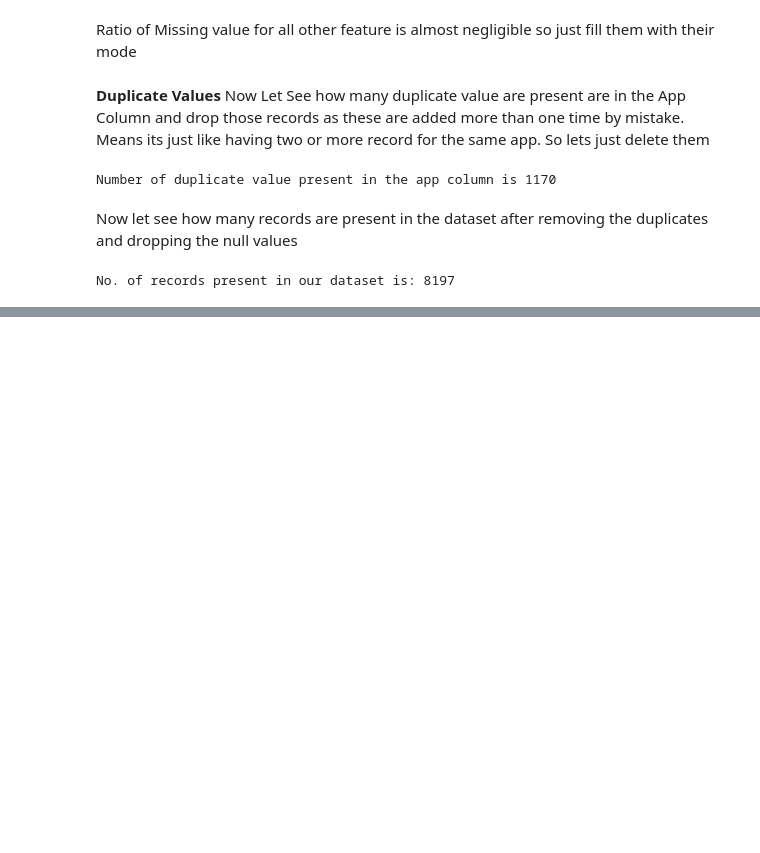
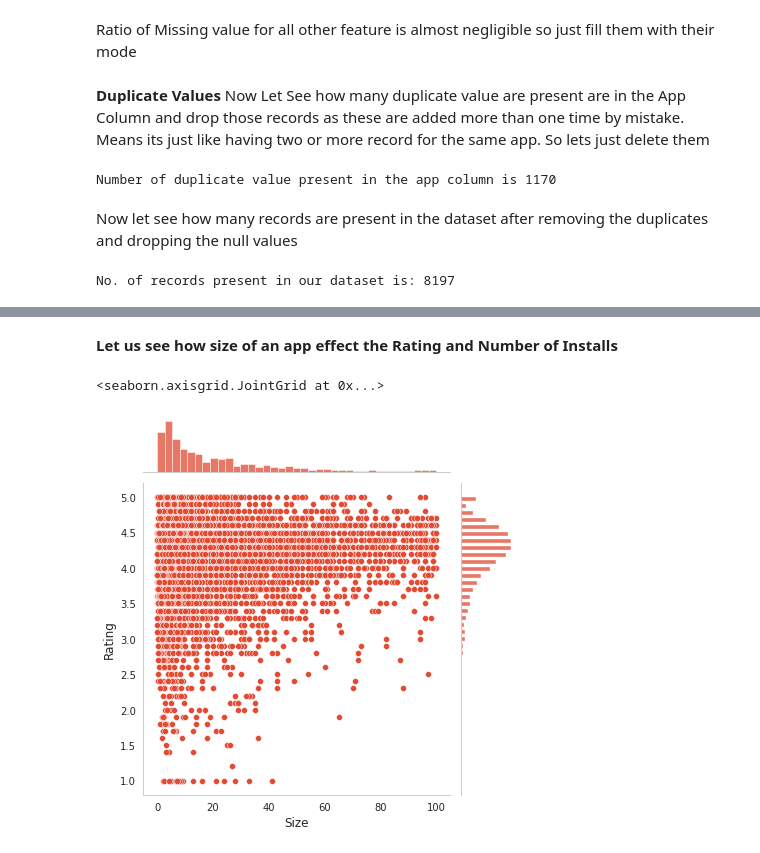
Before and after one commit to sudeep-009/GooglePlayStoreApp-analysis, a Jupyter notebook: Copy_of_Play_Store_App_Review_Analysis_Capstone_Project.ipynb, the cells around one changed output, grey strips where cells are left out. Drawn from its saved outputs; the diff is of its cells as text; code cells hidden in the pictures; blank space fills up the shorter version.

```diff
--- a/Copy_of_Play_Store_App_Review_Analysis_Capstone_Project.ipynb
+++ b/Copy_of_Play_Store_App_Review_Analysis_Capstone_Project.ipynb
@@ -268,0 +468,8 @@ No. of records present in our dataset is: 8197
+# %% [markdown]
+**Let us see how size of an app effect the Rating and Number of Installs**
+# %%
+sns.set_style("whitegrid", {'axes.grid' : False})
+sns.jointplot(x=app_df['Size'],y=app_df['Rating'])
+# %% [output]
+<seaborn.axisgrid.JointGrid at 0x...>
+[figure, added]
```
Also changed, not shown: parts of 35 cells of this notebook.
